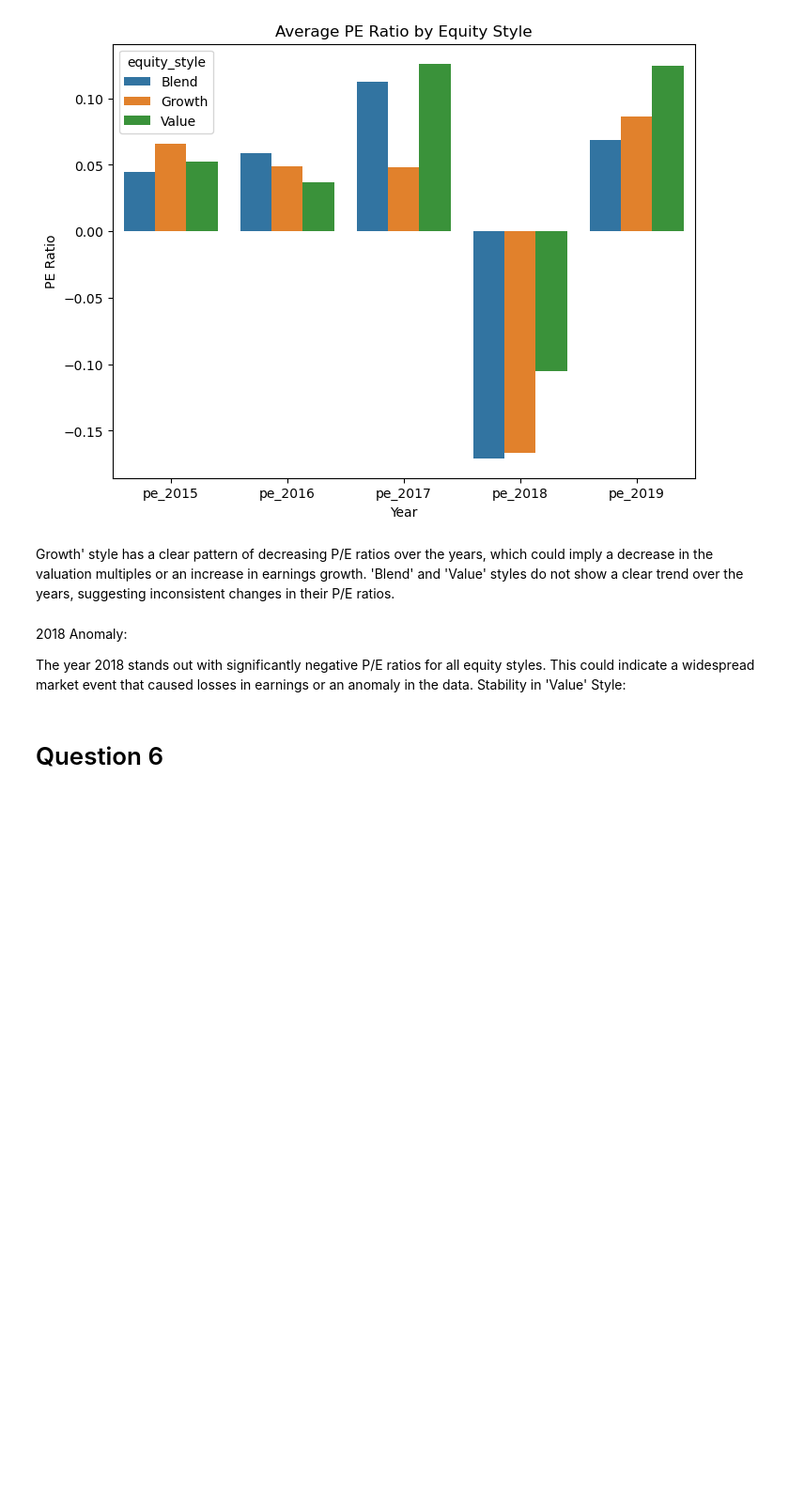
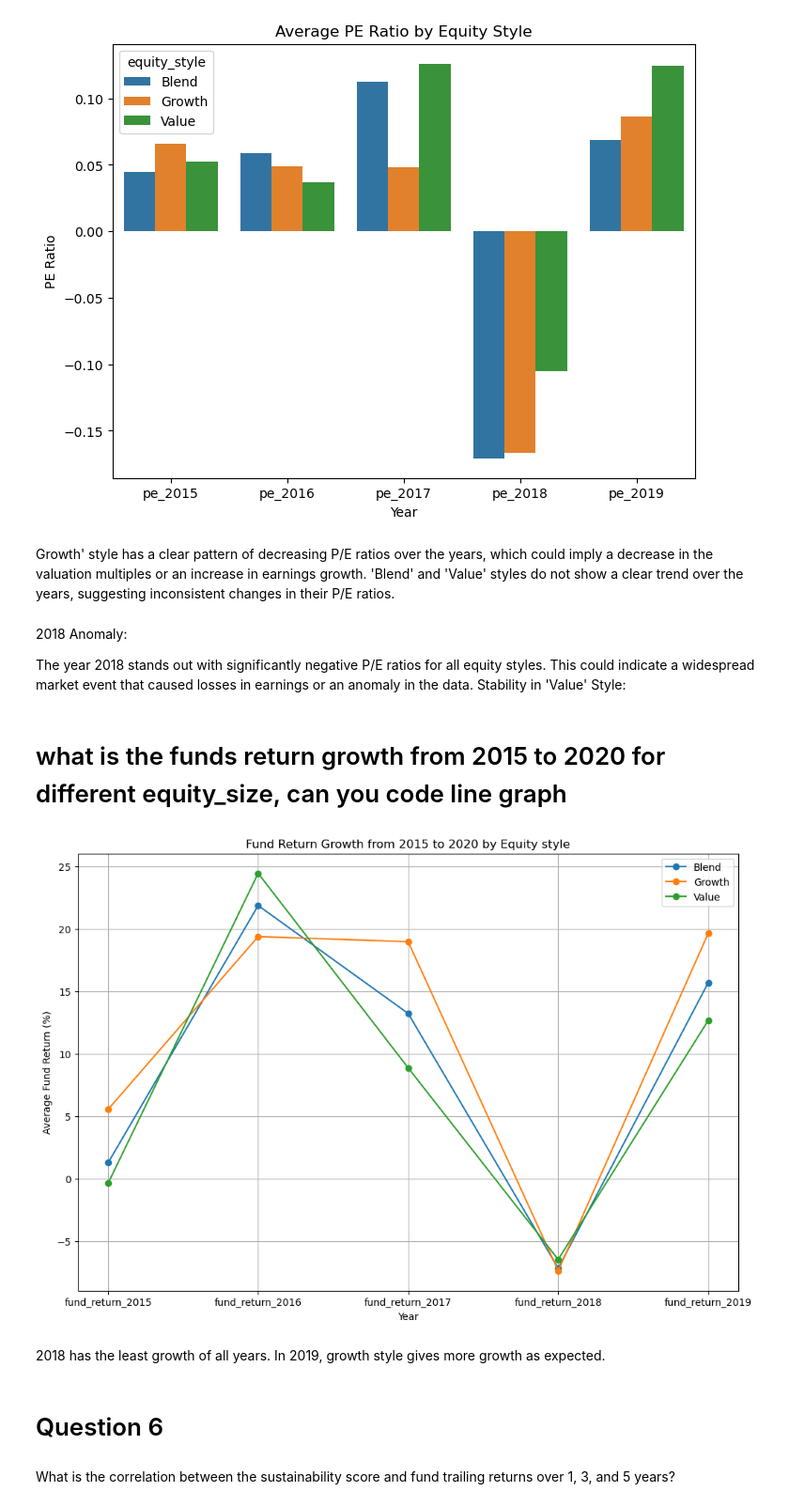
Before and after one commit to abishekchiffon/Risk_prediction_Mutual_funds, a Jupyter notebook: EDA Nov 25.ipynb, the cells around one changed output. Shown at 94% size. Cells and saved outputs as stored; diff of their text form; code cells hidden in the pictures; blank space fills up the shorter version.

```diff
--- a/EDA Nov 25.ipynb
+++ b/EDA Nov 25.ipynb
@@ -534,8 +555,49 @@ Growth' style has a clear pattern of decreasing P/E ratios over the years, which
 
 The year 2018 stands out with significantly negative P/E ratios for all equity styles. This could indicate a widespread market event that caused losses in earnings or an anomaly in the data.
 Stability in 'Value' Style:
+# %% [markdown]
+# what is the funds return growth from 2015 to 2020 for different equity_size, can you code line graph
+# %%
+# Analyzing the funds return growth from 2015 to 2020 for different equity sizes
+
+# Assuming the relevant columns for yearly returns are 'fund_return_2015', ..., 'fund_return_2020'
+# and 'equity_size' indicates the equity size of the fund
+
+# Check if the relevant columns exist
+year_columns = ['fund_return_2015', 'fund_return_2016', 'fund_return_2017',
+                'fund_return_2018', 'fund_return_2019']
+
+if 'equity_style' in df.columns and all(year in df.columns for year in year_columns):
+    # Grouping by equity size and calculating the average return for each year
+    avg_return_by_equity_size = df.groupby('equity_style')[year_columns].mean()
+
+    # Plotting the line graph
+    plt.figure(figsize=(12, 8))
+    for equity_size in avg_return_by_equity_size.index:
+        plt.plot(avg_return_by_equity_size.columns, avg_return_by_equity_size.loc[equity_size, :],
+                 marker='o', label=equity_size)
+
+    plt.xlabel('Year')
+    plt.ylabel('Average Fund Return (%)')
+    plt.title('Fund Return Growth from 2015 to 2020 by Equity style')
+    plt.legend()
+    plt.grid(True)
+    plt.show()
+else:
+    plt.text(0.5, 0.5, 'Some specified columns are missing from the DataFrame.',
+             horizontalalignment='center', verticalalignment='center')
+    plt.title('Data Unavailable')
+    plt.show()
+# %% [output]
+[figure, added]
+# %% [markdown]
+2018 has the least growth of all years.
+In 2019, growth style gives more growth as expected.
 # %% [markdown]
 # Question 6
+# %% [markdown]
+What is the correlation between the sustainability score and fund trailing returns over 1,
+3, and 5 years?
 # %%
 correlation_data = df[['sustainability_score', 'fund_trailing_return_ytd', 'fund_trailing_return_3years', 'fund_trailing_return_5years']].corr()
 
```
Also changed, not shown: parts of 85 cells of this notebook.
